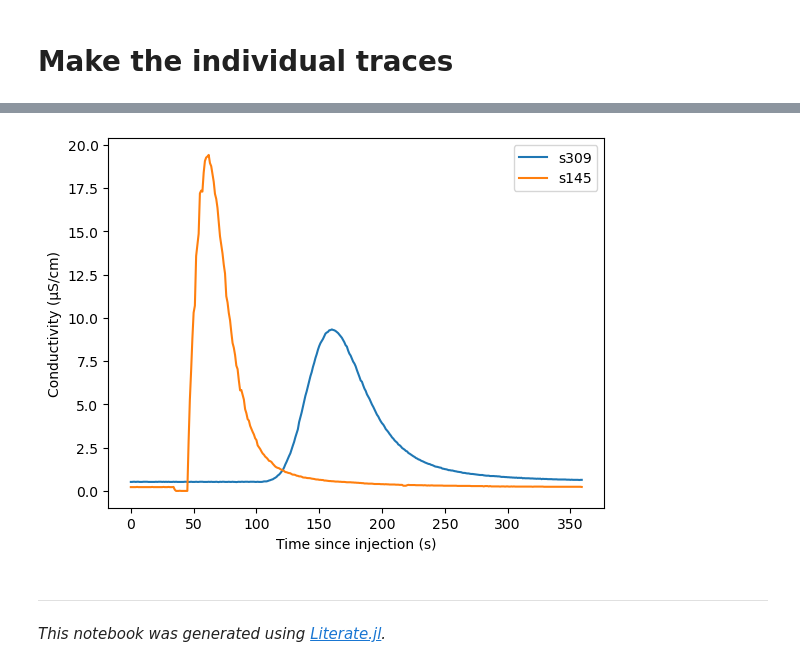
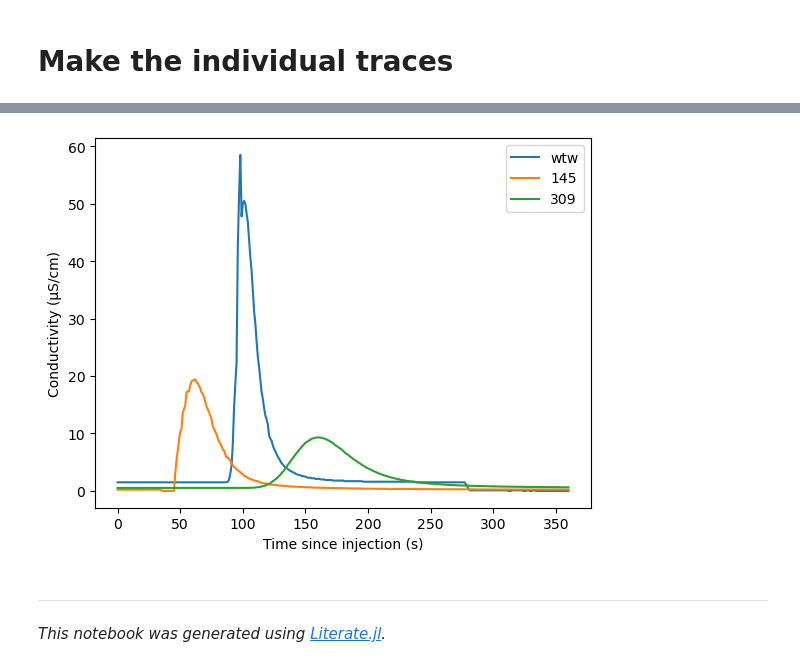
Before and after one commit to eth-vaw-glaciology/GlacierHydroFieldcourse.jl, a Jupyter notebook: notebooks/3_traces.ipynb, the cells around one changed output, grey strips where cells are left out. Saved outputs shown, nothing was run; the diff lists cells and outputs as text; code cells hidden in the pictures.

```diff
--- a/notebooks/3_traces.ipynb
+++ b/notebooks/3_traces.ipynb
@@ -65,0 +81,6 @@ d,h = readdlm(metafile, ',', header=true)
+# %%
+metafile = "../data/raw/example/tracer_metadata.csv"
+d,h = readdlm(metafile, ',', header=true)
+h = [hh isa AbstractString ? strip(hh) : hh for hh in h] # remove white-space for strings
+d = [dd isa AbstractString ? strip(dd) : dd for dd in d] # remove white-space for strings
+sensor_names = [tryparse(Int, hh)===nothing ? Symbol(hh) : parse(Int, hh) for hh in h[7:end]]
@@ -70,13 +96,13 @@ d,h = readdlm(metafile, ',', header=true)
 A data-structure to hold data from one trace
 """
 struct Trace
-    nr
-    location
-    mass
-    tinj
-    tend
-    sensors
-    products
+    nr # id number of trace
+    location # where on the glacier
+    mass # injected salt mass [g]
+    tinj # injection as DateTime object
+    tend # end of trace (probably when back to background or when recording stopped)
+    sensors # record of each sensor
+    products # this is where all the further processed stuff goes
 end
 
 # Go through all meta-data lines (from the CSV-file) and creates a Tracer-experiment for it
@@ -87,10 +113,9 @@ for nr in 1:size(d,1)
     tend = Dates.Date(d[nr,3], DateFormat("dd.mm.yyyy")) + Dates.Time(d[nr,5], "HH:MM")
 
     # figure out which sensors/loggers were used
-    local sensor_name = Symbol.("s".*h[7:end])
     sensors = Dict()
-    for snr in 1:length(sensor_name)
-        sens = sensor_name[snr]
+    for snr in 1:length(sensor_names)
+        local sens = sensor_names[snr]
         if !haskey(sensor_readouts, sens)
             @warn("No data for sensor $sens")
             continue
@@ -151,4 +168,4 @@ plot_trace(traces[2])
-[figure, old version]
+[figure, new version]
 # %% [markdown]
 ---
 
```
Also changed, not shown: parts of 5 cells of this notebook, 12 other files.
